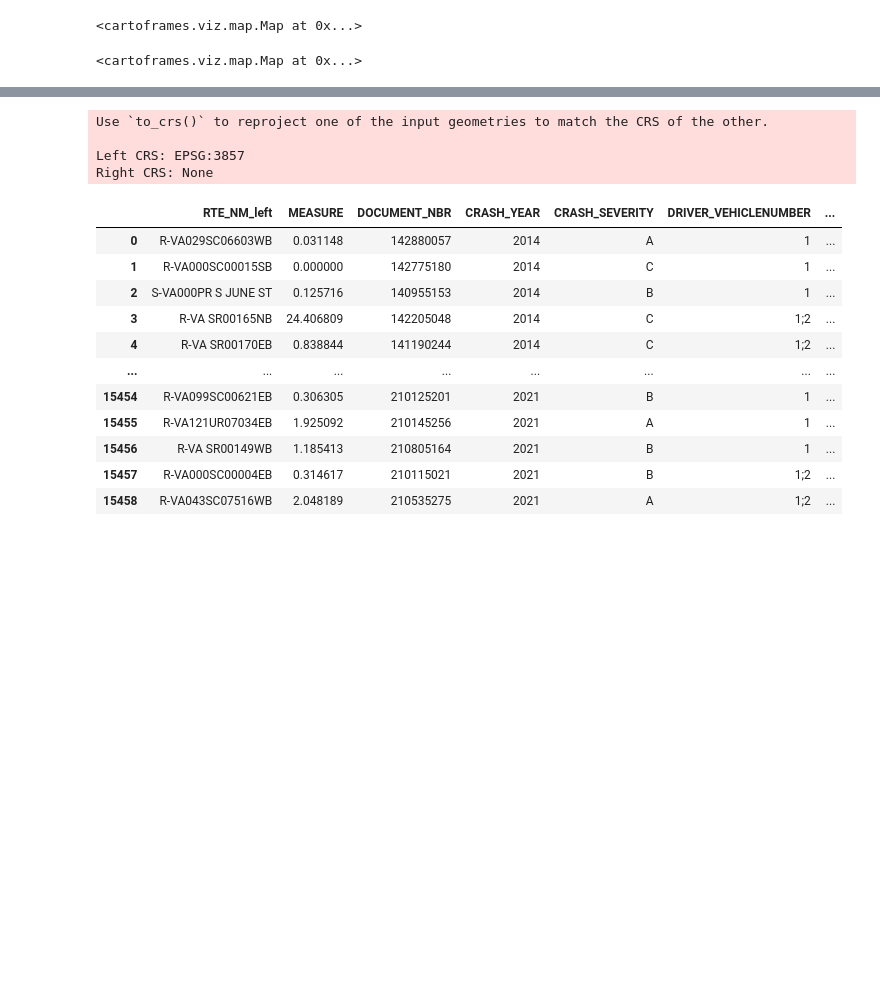
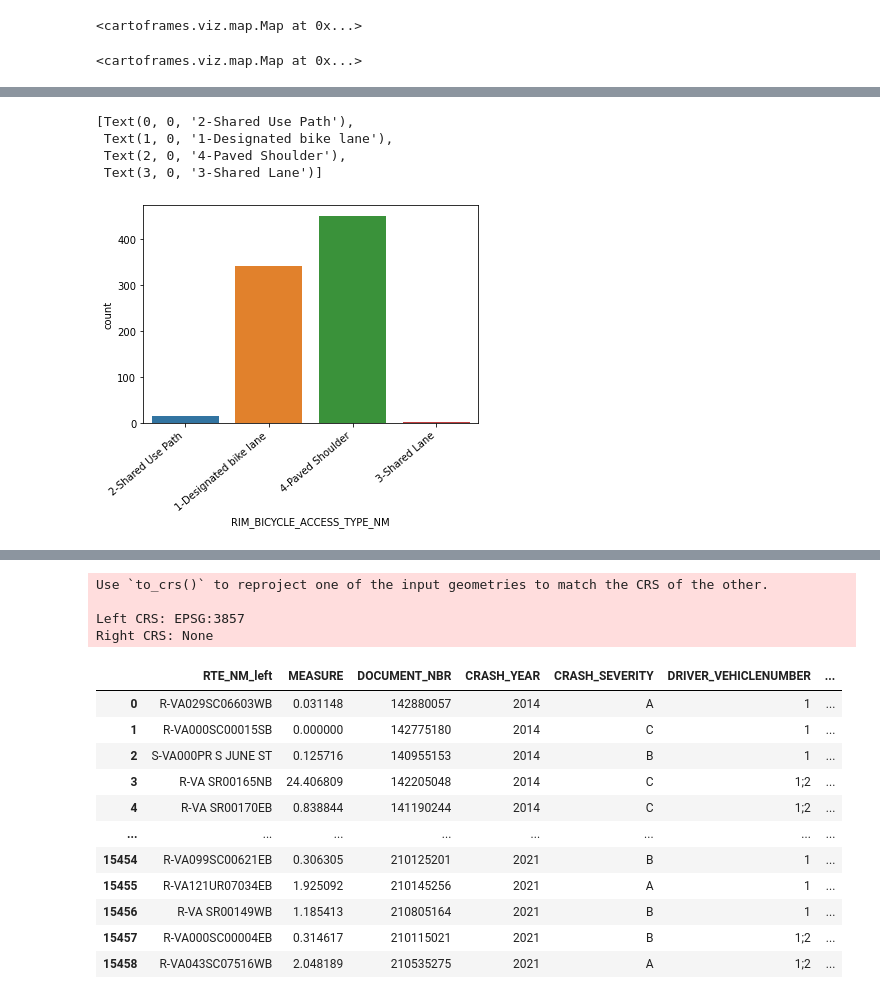
Before and after one commit to mjoireman/pathways-python, a Jupyter notebook: samples/gis_analysts_data_scientists/use_cases/01_bike_ped/bike_ped.ipynb, the cells around one changed output, grey strips where cells are left out. Cells and saved outputs as stored; diff of their text form; code cells hidden in the pictures; blank space fills up the shorter version.

```diff
--- a/samples/gis_analysts_data_scientists/use_cases/01_bike_ped/bike_ped.ipynb
+++ b/samples/gis_analysts_data_scientists/use_cases/01_bike_ped/bike_ped.ipynb
@@ -136,0 +158,4 @@ pyproj.datadir.set_data_dir('C:\\ProgramData\\Anaconda3\\envs\\pathways-ds\\Libr
+# %%
+#calculate total # of infrastructure projects in 2017
+subset_infra2017_df = infra_df[(infra_df.Accommodation_Year.str.fullmatch("2017", na=False))]
+subset_infra2017_df
@@ -137,3 +176,13 @@ pyproj.datadir.set_data_dir('C:\\ProgramData\\Anaconda3\\envs\\pathways-ds\\Libr
+# %%
+# Chart Infrastructure implemented by type in 2017
+infrasev = sns.countplot(data=subset_infra2017_df, x="RIM_BICYCLE_ACCESS_TYPE_NM")
+infrasev.set_xticklabels(infrasev.get_xticklabels(), rotation=40, ha="right")
+# %% [output]
+[Text(0, 0, '2-Shared Use Path'),
+ Text(1, 0, '1-Designated bike lane'),
+ Text(2, 0, '4-Paved Shoulder'),
+ Text(3, 0, '3-Shared Lane')]
+[figure, added]
 # %%
 infra_df.set_crs("EPSG:3857")
 # %% [output]
```
Also changed, not shown: parts of 6 cells of this notebook.
